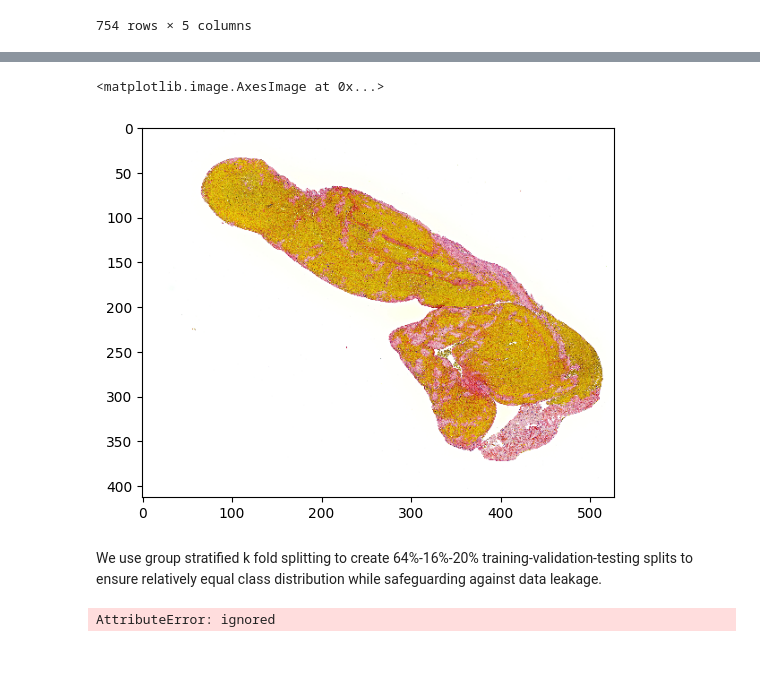
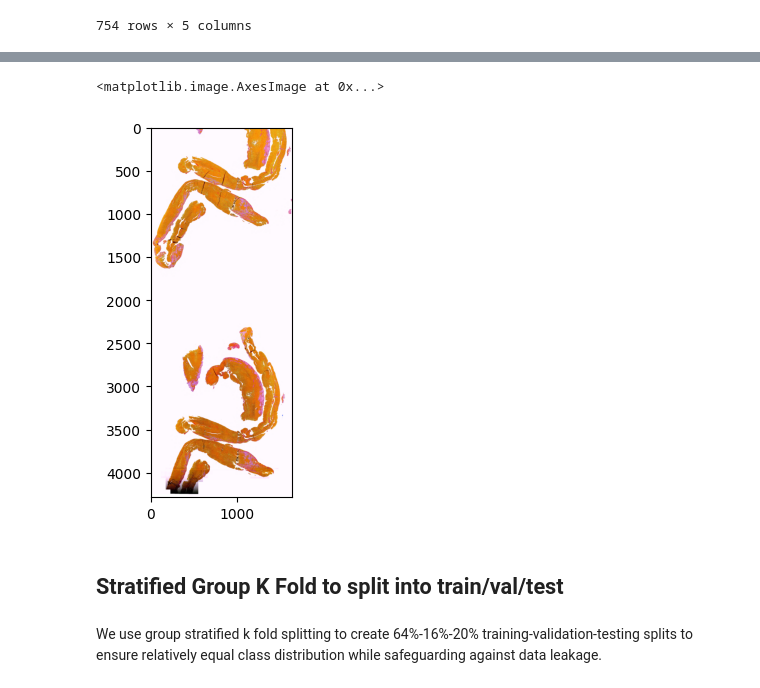
Before and after one commit to chrisporras/xgdiss, a Jupyter notebook: XGDFinal2023.ipynb, the cells around one changed output, grey strips where cells are left out. Drawn from its saved outputs; the diff is of its cells as text; code cells hidden in the pictures; blank space fills up the shorter version.

```diff
--- a/XGDFinal2023.ipynb
+++ b/XGDFinal2023.ipynb
@@ -91,3 +95,6 @@ train_df
 | 752 | ffec5c_0 | 7 | ffec5c | 0 | LAA |
 | 753 | ffec5c_1 | 7 | ffec5c | 1 | LAA |
 754 rows × 5 columns
+# %%
+labels_num = {"CE":0, "LAA":1}
+train_df['label_num'] = train_df['label'].map(labels_num)
@@ -121,5 +187,5 @@ Wall time: 6.48 s
 # %%
-plt.imshow(x_train[4])
+plt.imshow(x_train[5])
 # %% [output]
 <matplotlib.image.AxesImage at 0x...>
-[figure, old version]
+[figure, new version]
@@ -172,3 +192,5 @@ class CustomImageDataset(torch.utils.data.Dataset):
+# %% [markdown]
+## Stratified Group K Fold to split into train/val/test
 # %% [markdown]
 We use group stratified k fold splitting to create 64%-16%-20% training-validation-testing splits to ensure relatively equal class distribution while safeguarding against data leakage.
 # %%
@@ -186,7 +208,5 @@ for fold,(trainval_idx, test_idx) in enumerate(splitter):
   break
 # %%
 trainval = trainval.reset_index()
-test = test.reset_index
-test.to_csv('test.csv')
+test = test.reset_index()
+test.to_csv('test_5g.csv')
-# %% [output]
-AttributeError: ignored
```
Also changed, not shown: parts of 44 cells of this notebook.
